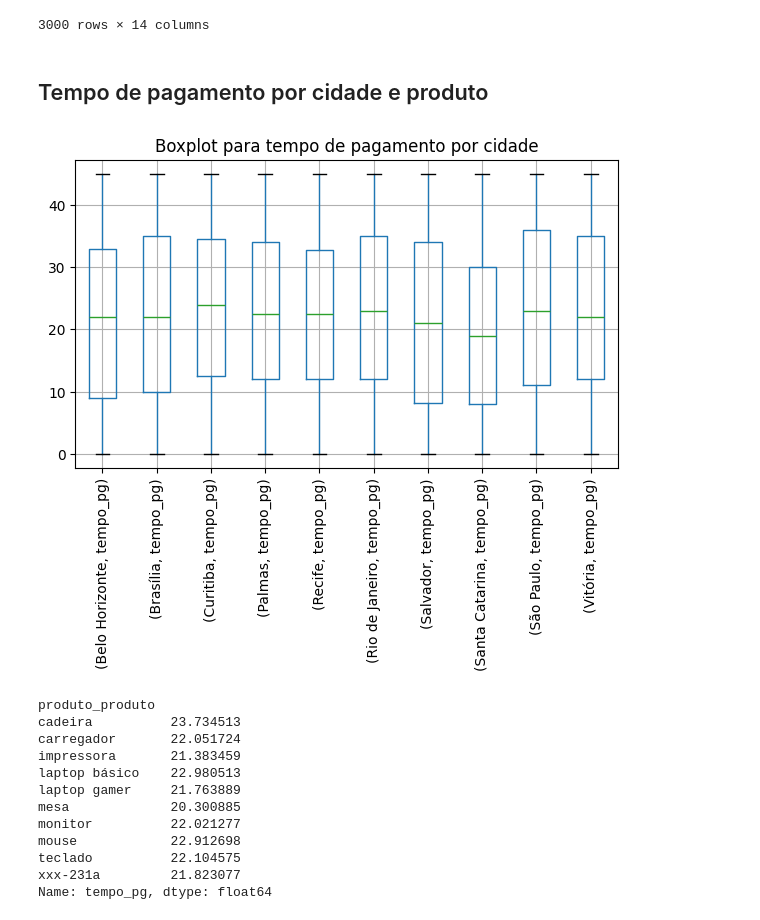
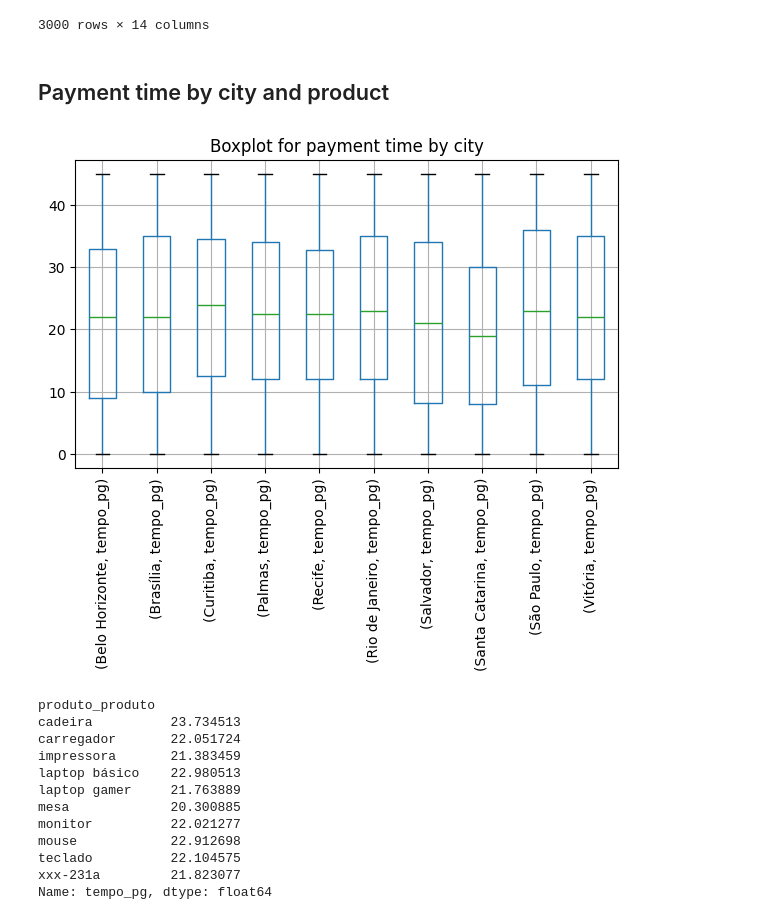
Before and after one commit to astorelucas/data-analysis-python, a Jupyter notebook: analysis/analises.ipynb, the cells around one changed output. Drawn from its saved outputs; the diff is of its cells as text; code cells hidden in the pictures.

```diff
--- a/analysis/analises.ipynb
+++ b/analysis/analises.ipynb
@@ -854,15 +828,15 @@ df
 | 3000 | 770 | 2 | 2 | 2020-09-27 | Beatrice Castro | F | 1944-06-25 | Rio de Janeiro | ... |
 3000 rows × 14 columns
 # %% [markdown]
-## Tempo de pagamento por cidade e produto
+## Payment time by city and product
 # %%
 plt.figure(figsize=(7,4))
 df[['lojas_cidade','tempo_pg']].groupby('lojas_cidade').boxplot('tempo_pg')
-plt.title('Boxplot para tempo de pagamento por cidade')
+plt.title('Boxplot for payment time by city')
 plt.xticks(rotation=90)
 plt.show()
 # %% [output]
-[figure, old version]
+[figure, new version]
 # %%
 df.groupby('produto_produto').tempo_pg.mean()
 # %% [output]
```
Also changed, not shown: parts of 35 cells of this notebook.
